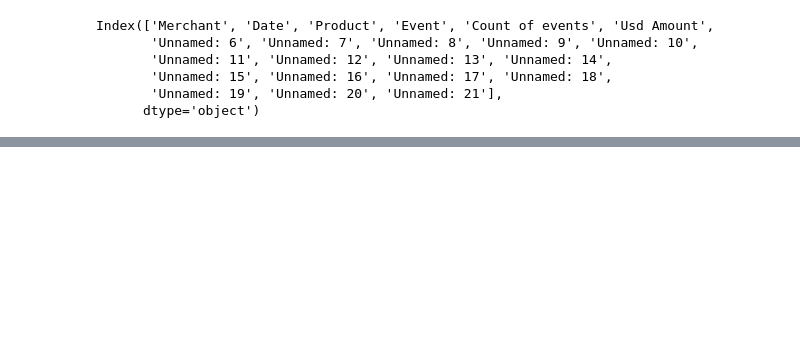
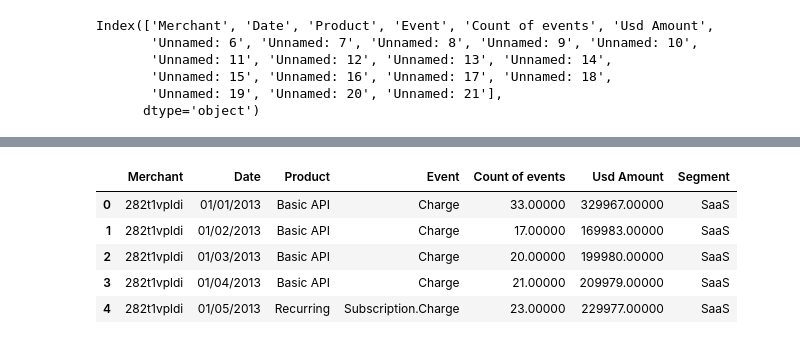
Before and after one commit to Felix-YH/Data-Analysis-Portfolio, a Jupyter notebook: stripe_1/takehomefile.ipynb, the cells around one changed output, grey strips where cells are left out. Cells and saved outputs as stored; diff of their text form; code cells hidden in the pictures; blank space fills up the shorter version.

```diff
--- a/stripe_1/takehomefile.ipynb
+++ b/stripe_1/takehomefile.ipynb
@@ -147,0 +143,11 @@ product[product.isna()['Usd Amount']].head()
+# %%
+results = pd.merge(clean_product,segment,how = 'left',on='Merchant')
+# %%
+results.head()
+# %% [output]
+|  | Merchant | Date | Product | Event | Count of events | Usd Amount | Segment |
+| 0 | 282t1vpldi | 01/01/2013 | Basic API | Charge | 33.00000 | 329967.00000 | SaaS |
+| 1 | 282t1vpldi | 01/02/2013 | Basic API | Charge | 17.00000 | 169983.00000 | SaaS |
+| 2 | 282t1vpldi | 01/03/2013 | Basic API | Charge | 20.00000 | 199980.00000 | SaaS |
+| 3 | 282t1vpldi | 01/04/2013 | Basic API | Charge | 21.00000 | 209979.00000 | SaaS |
+| 4 | 282t1vpldi | 01/05/2013 | Recurring | Subscription.Charge | 23.00000 | 229977.00000 | SaaS |
```
Also changed, not shown: parts of 11 cells of this notebook.
